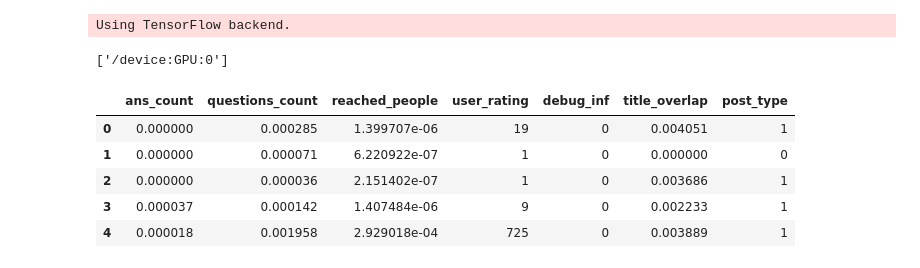
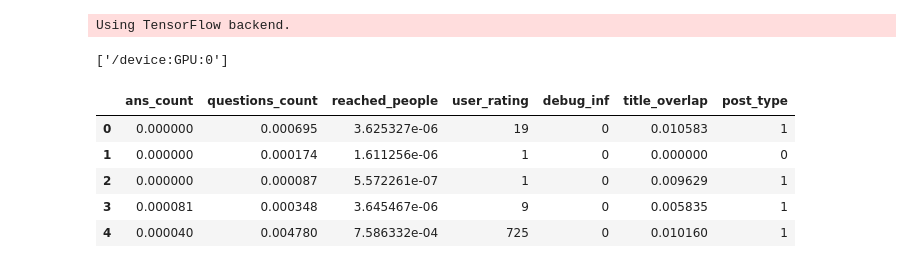
Before and after one commit to P4ll/stackoverflow, a Jupyter notebook: src/exp/nn/models_test.ipynb, the cells around one changed output. Drawn from its saved outputs; the diff is of its cells as text; code cells hidden in the pictures.

```diff
--- a/src/exp/nn/models_test.ipynb
+++ b/src/exp/nn/models_test.ipynb
@@ -28,7 +33,7 @@ K.tensorflow_backend._get_available_gpus()
 # %% [output]
 ['/device:GPU:0']
 # %%
-def data_divider(data, per=0.8, shuffle=True):
+def data_divider(data, per=0.5, shuffle=True):
     if shuffle:
         data = data.sample(frac=1).reset_index(drop=True)
     rr = round(len(data.index) * per)
@@ -38,20 +43,27 @@ def get_norms(ser):
     return normalize(ser[:,np.newaxis], axis=0).ravel()
 # %%
 data = pd.read_csv(base_path + 'text.csv')
+data = data[:10000]
 
 data['title_overlap'] = get_norms(data['title_overlap'])
 data['ans_count'] = get_norms(data['ans_count'])
 data['questions_count'] = get_norms(data['questions_count'])
 data['reached_people'] = get_norms(data['reached_people'])
 #data['user_rating'] = get_norms(data['user_rating'])
 
 data = data.drop(['id_post', 'id_user'], axis=1)
 
+train_data, test_data = data_divider(data)
+x_train = train_data.drop('post_type', axis=1)
+y_train = train_data['post_type']
+x_test = test_data.drop('post_type', axis=1)
+y_test = test_data['post_type']
+
 data[:5]
 # %% [output]
 |  | ans_count | questions_count | reached_people | user_rating | debug_inf | title_overlap | post_type |
-| 0 | 0.000000 | 0.000285 | 1.399707e-06 | 19 | 0 | 0.004051 | 1 |
-| 1 | 0.000000 | 0.000071 | 6.220922e-07 | 1 | 0 | 0.000000 | 0 |
-| 2 | 0.000000 | 0.000036 | 2.151402e-07 | 1 | 0 | 0.003686 | 1 |
-| 3 | 0.000037 | 0.000142 | 1.407484e-06 | 9 | 0 | 0.002233 | 1 |
-| 4 | 0.000018 | 0.001958 | 2.929018e-04 | 725 | 0 | 0.003889 | 1 |
+| 0 | 0.000000 | 0.000695 | 3.625327e-06 | 19 | 0 | 0.010583 | 1 |
+| 1 | 0.000000 | 0.000174 | 1.611256e-06 | 1 | 0 | 0.000000 | 0 |
+| 2 | 0.000000 | 0.000087 | 5.572261e-07 | 1 | 0 | 0.009629 | 1 |
+| 3 | 0.000081 | 0.000348 | 3.645467e-06 | 9 | 0 | 0.005835 | 1 |
+| 4 | 0.000040 | 0.004780 | 7.586332e-04 | 725 | 0 | 0.010160 | 1 |
```
Also changed, not shown: parts of 14 cells of this notebook.
